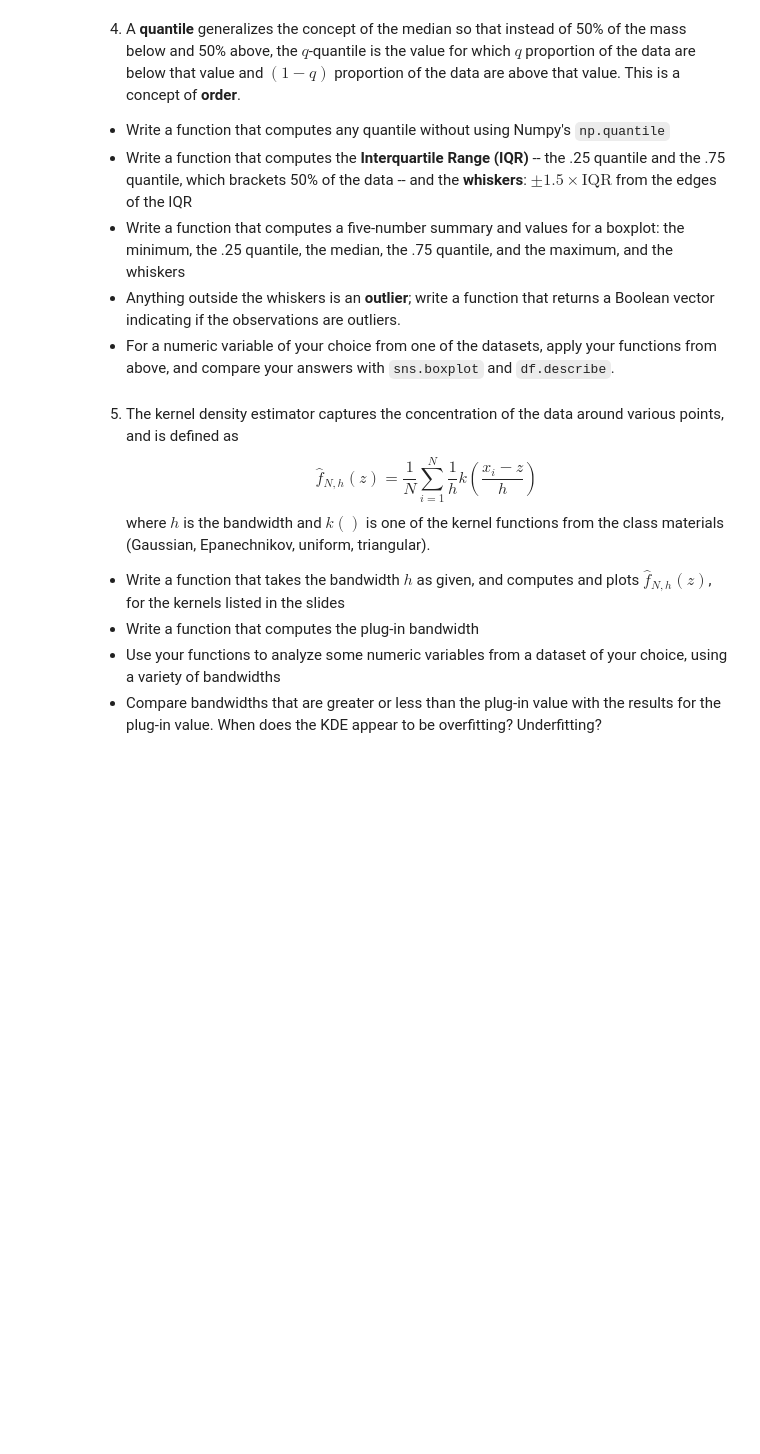
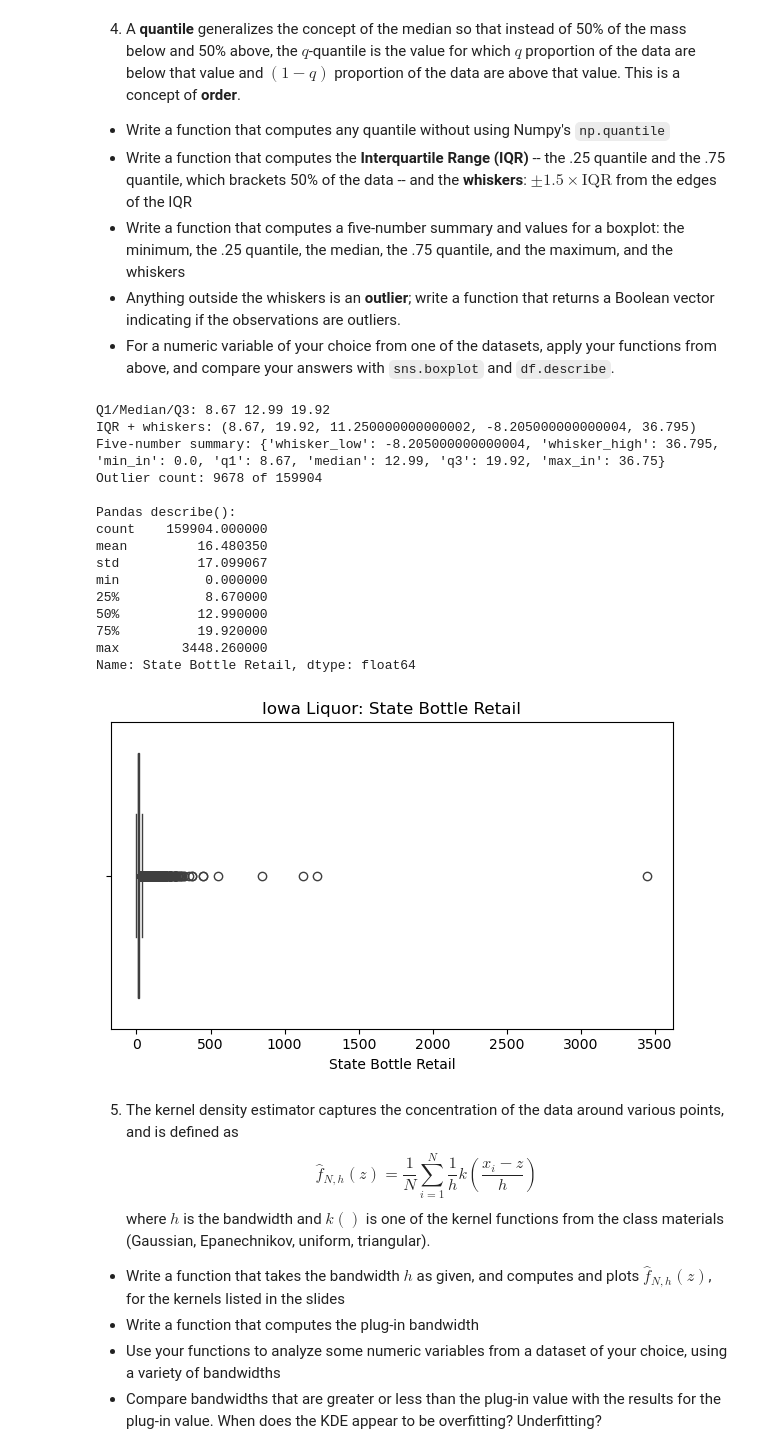
Before and after one commit to vep5ye/Assignment-2, a Jupyter notebook: assignment_2-1.ipynb, the cells around one changed output. Saved outputs shown, nothing was run; the diff lists cells and outputs as text; code cells hidden in the pictures; blank space fills up the shorter version.

```diff
--- a/assignment_2-1.ipynb
+++ b/assignment_2-1.ipynb
@@ -193,6 +193,86 @@ As the sample size increases, each observation contributes less weight (1/N), so
 - Write a function that computes a five-number summary and values for a boxplot: the minimum, the .25 quantile, the median, the .75 quantile, and the maximum, and the whiskers
 - Anything outside the whiskers is an **outlier**; write a function that returns a Boolean vector indicating if the observations are outliers.
 - For a numeric variable of your choice from one of the datasets, apply your functions from above, and compare your answers with `sns.boxplot` and `df.describe`.
+# %%
+import numpy as np
+import pandas as pd
+import seaborn as sns
+import matplotlib.pyplot as plt
+
+df = pd.read_csv("iowa.csv")
+
+# functions
+def q_no_np(x, q):
+    a = np.asarray(x, float); a = a[~np.isnan(a)]
+    if a.size == 0: return np.nan
+    a.sort()
+    if a.size == 1: return float(a[0])
+    p = (a.size-1)*q; lo = int(np.floor(p)); hi = int(np.ceil(p)); f = p-lo
+    return float((1-f)*a[lo] + f*a[hi])
+
+def iqr_whisk(x, c=1.5):
+    q1, q3 = q_no_np(x, .25), q_no_np(x, .75)
+    iqr = q3 - q1
+    return q1, q3, iqr, q1 - c*iqr, q3 + c*iqr
+
+def five_num(x, c=1.5):
+    a = np.asarray(x, float); a = a[~np.isnan(a)]
+    if a.size == 0:
+        return dict(whisker_low=np.nan, whisker_high=np.nan,
+                    min_in=np.nan, q1=np.nan, median=np.nan, q3=np.nan, max_in=np.nan)
+    q1, q3, iqr, wl, wh = iqr_whisk(a, c); med = q_no_np(a, .5)
+    inb = a[(a >= wl) & (a <= wh)]
+    if inb.size == 0: inb = a
+    return dict(whisker_low=float(wl), whisker_high=float(wh),
+                min_in=float(inb.min()), q1=float(q1), median=float(med),
+                q3=float(q3), max_in=float(inb.max()))
+
+def is_outlier(x, c=1.5):
+    a = np.asarray(x, float); m = np.zeros_like(a, dtype=bool); ok = ~np.isnan(a)
+    if ok.sum() == 0: return m
+    _, _, _, wl, wh = iqr_whisk(a[ok], c)
+    m[ok] = (a[ok] < wl) | (a[ok] > wh)
+    return m
+
+
+# five number summary and outlier
+col = pd.to_numeric(df["State Bottle Retail"]
+                    .astype(str)
+                    .str.replace("$","",regex=False)
+                    .str.replace(",","",regex=False),
+                    errors="coerce")
+
+print("Q1/Median/Q3:", q_no_np(col,.25), q_no_np(col,.5), q_no_np(col,.75))
+print("IQR + whiskers:", iqr_whisk(col))
+print("Five-number summary:", five_num(col))
+print("Outlier count:", is_outlier(col).sum(), "of", col.notna().sum())
+
+# comparisons
+print("\nPandas describe():")
+print(col.describe())
+
+plt.figure(figsize=(6,4))
+sns.boxplot(x=col, orient="h")
+plt.title("Iowa Liquor: State Bottle Retail")
+plt.tight_layout()
+plt.show()
+# %% [output]
+Q1/Median/Q3: 8.67 12.99 19.92
+IQR + whiskers: (8.67, 19.92, 11.250000000000002, -8.205000000000004, 36.795)
+Five-number summary: {'whisker_low': -8.205000000000004, 'whisker_high': 36.795, 'min_in': 0.0, 'q1': 8.67, 'median': 12.99, 'q3': 19.92, 'max_in': 36.75}
+Outlier count: 9678 of 159904
+
+Pandas describe():
+count    159904.000000
+mean         16.480350
+std          17.099067
+min           0.000000
+25%           8.670000
+50%          12.990000
+75%          19.920000
+max        3448.260000
+Name: State Bottle Retail, dtype: float64
+[figure, added]
 # %% [markdown]
 5. The kernel density estimator captures the concentration of the data around various points, and is defined as
 $$
```
